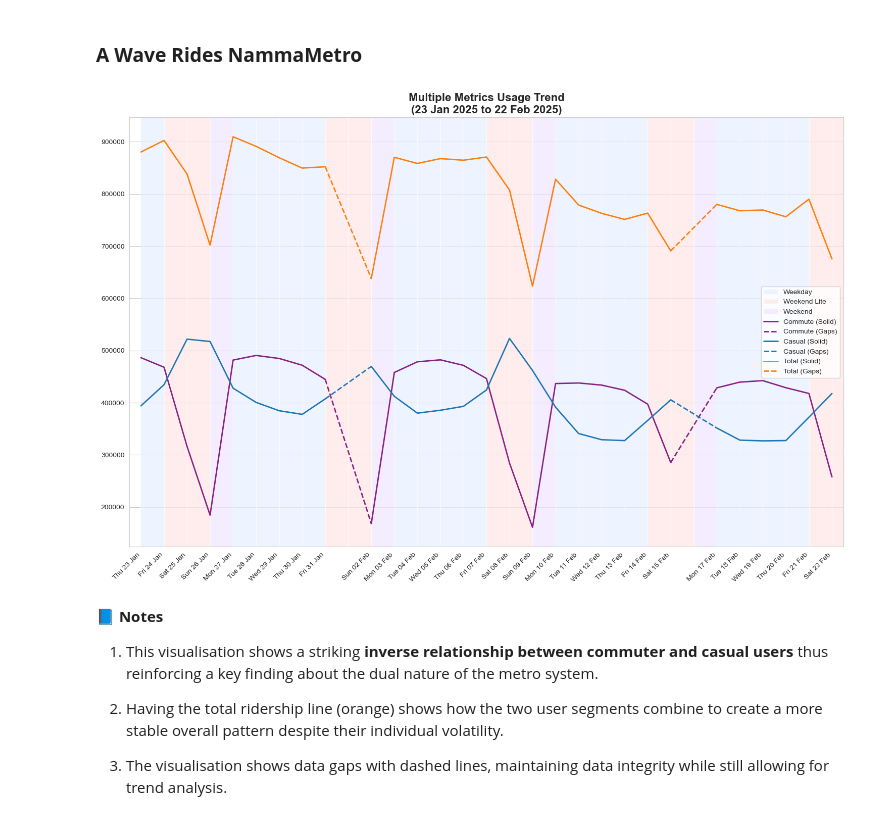
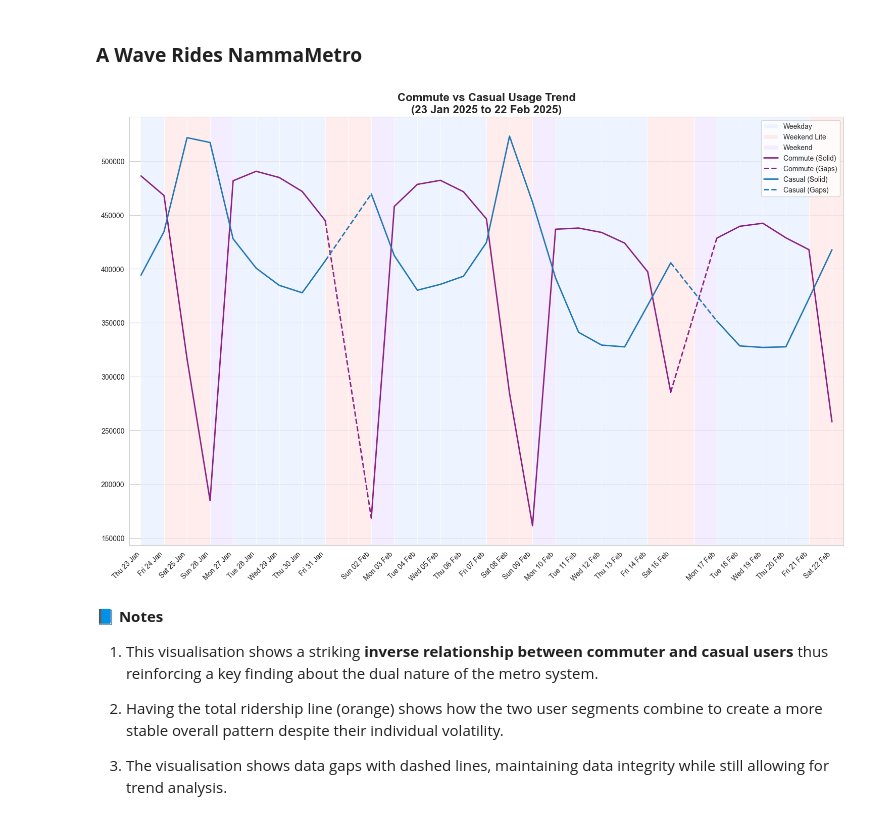
Before and after one commit to thecont1/namma-metro-ridership-tracker, a Jupyter notebook: ridership_3analysis.ipynb, the cells around one changed output. Drawn from its saved outputs; the diff is of its cells as text; code cells hidden in the pictures.

```diff
--- a/ridership_3analysis.ipynb
+++ b/ridership_3analysis.ipynb
@@ -1190,14 +1191,14 @@ def plot_passes_trend(df,
 # %%
 end_date = '2025-02-22'
 number_of_days = 31
-pass_types = ['Commute', 'Casual', 'Total']
+pass_types = ['Commute', 'Casual']
 
 ax = plot_passes_trend(df2,
                     number_of_days=number_of_days,
                     end_date=end_date,
                     pass_types=pass_types)
 # %% [output]
-[figure, old version]
+[figure, new version]
 # %% [markdown]
 **📘 Notes**
 
```
Also changed, not shown: parts of 17 cells of this notebook.
